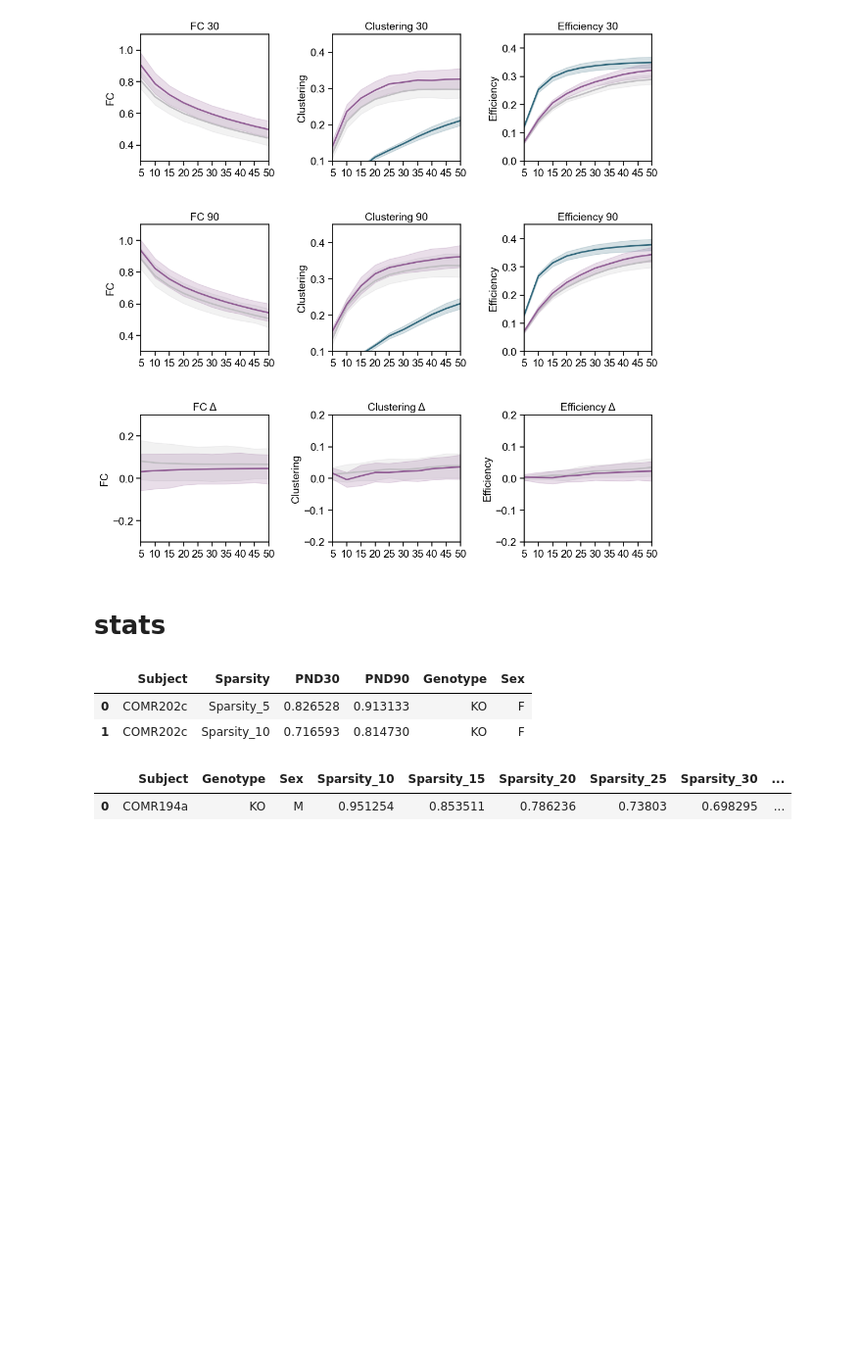
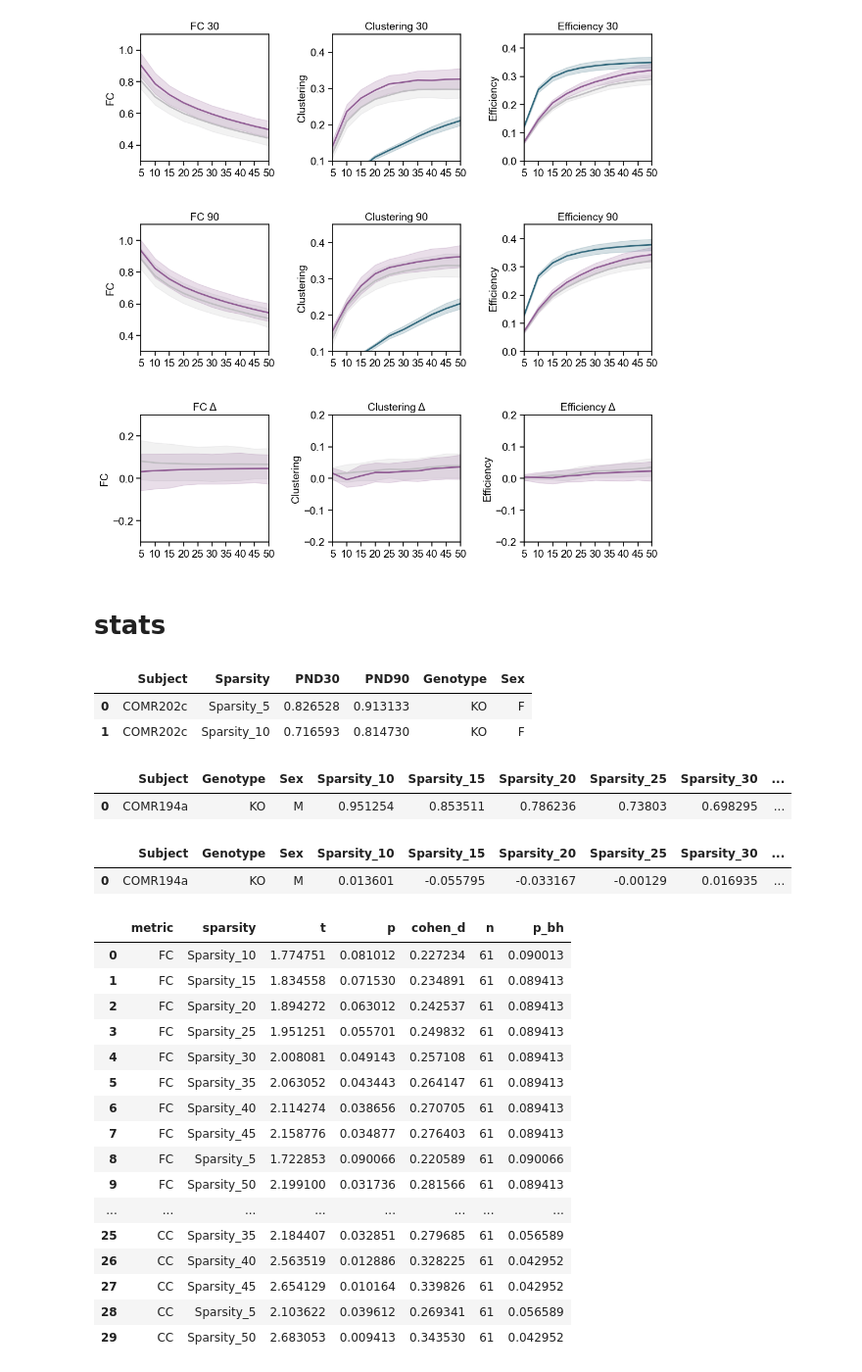
Before and after one commit to hannalemmik/C3ar1_longitudinal_MRI_paper_2025, a Jupyter notebook: Figure4.ipynb, the cells around one changed output. Shown at 98% size. Saved outputs shown, nothing was run; the diff lists cells and outputs as text; code cells hidden in the pictures; blank space fills up the shorter version.

Commit message:
Changes to stats formatting

```diff
--- a/Figure4.ipynb
+++ b/Figure4.ipynb
@@ -722,3 +724,67 @@ fc30_wide.head(1)
 # %% [output]
 |  | Subject | Genotype | Sex | Sparsity_10 | Sparsity_15 | Sparsity_20 | Sparsity_25 | Sparsity_30 | ... |
 | 0 | COMR194a | KO | M | 0.951254 | 0.853511 | 0.786236 | 0.73803 | 0.698295 | ... |
+# %%
+fcchange_wide = wide_tables['fcchange_wide']
+ccchange_wide = wide_tables['ccchange_wide']
+gechange_wide = wide_tables['gechange_wide']
+gechange_wide.head(1)
+# %% [output]
+|  | Subject | Genotype | Sex | Sparsity_10 | Sparsity_15 | Sparsity_20 | Sparsity_25 | Sparsity_30 | ... |
+| 0 | COMR194a | KO | M | 0.013601 | -0.055795 | -0.033167 | -0.00129 | 0.016935 | ... |
+# %%
+# run t-test, bh correction and cohen's d per sparsity column
+def compute_t_bh_d(change_wide, metric_label):
+    results = []
+    # find sparsity columns
+    sparsity_cols = [c for c in change_wide.columns if c.startswith('Sparsity_')]
+    # run stats for each column
+    for col in sparsity_cols:
+        vals = change_wide[col].dropna().values
+        if len(vals) == 0:
+            t_stat, p_val, d = np.nan, np.nan, np.nan
+        else:
+            # two-sided one sample t-test (against zero)
+            t_stat, p_val = stats.ttest_1samp(vals, 0, nan_policy='omit')[:2]
+            # cohen's d: mean/standard deviation
+            d = np.nan if np.std(vals) == 0 else np.mean(vals) / np.std(vals, ddof=1)
+        results.append({'metric': metric_label, 'sparsity': col, 't': t_stat, 'p': p_val, 'cohen_d': d, 'n': len(vals)})
+    return pd.DataFrame(results)
+
+# create stats tables for each metric
+fc_stats = compute_t_bh_d(fcchange_wide, 'FC')
+ge_stats = compute_t_bh_d(gechange_wide, 'GE')
+cc_stats = compute_t_bh_d(ccchange_wide, 'CC')
+
+# BH correction within each metric
+for stats_df in [fc_stats, ge_stats, cc_stats]:
+    pvals = stats_df['p'].values
+    # only correct for valid values
+    valid = ~np.isnan(pvals)
+    if valid.sum() > 0:
+        _, bh_corr, _, _ = multipletests(pvals[valid], method='fdr_bh')
+        stats_df.loc[valid, 'p_bh'] = bh_corr
+    else:
+        stats_df['p_bh'] = np.nan
+
+# e output table
+final_stats = pd.concat([fc_stats, ge_stats, cc_stats], ignore_index=True)
+final_stats
+# %% [output]
+|  | metric | sparsity | t | p | cohen_d | n | p_bh |
+| 0 | FC | Sparsity_10 | 1.774751 | 0.081012 | 0.227234 | 61 | 0.090013 |
+| 1 | FC | Sparsity_15 | 1.834558 | 0.071530 | 0.234891 | 61 | 0.089413 |
+| 2 | FC | Sparsity_20 | 1.894272 | 0.063012 | 0.242537 | 61 | 0.089413 |
+| 3 | FC | Sparsity_25 | 1.951251 | 0.055701 | 0.249832 | 61 | 0.089413 |
+| 4 | FC | Sparsity_30 | 2.008081 | 0.049143 | 0.257108 | 61 | 0.089413 |
+| 5 | FC | Sparsity_35 | 2.063052 | 0.043443 | 0.264147 | 61 | 0.089413 |
+| 6 | FC | Sparsity_40 | 2.114274 | 0.038656 | 0.270705 | 61 | 0.089413 |
+| 7 | FC | Sparsity_45 | 2.158776 | 0.034877 | 0.276403 | 61 | 0.089413 |
+| 8 | FC | Sparsity_5 | 1.722853 | 0.090066 | 0.220589 | 61 | 0.090066 |
+| 9 | FC | Sparsity_50 | 2.199100 | 0.031736 | 0.281566 | 61 | 0.089413 |
+| ... | ... | ... | ... | ... | ... | ... | ... |
+| 25 | CC | Sparsity_35 | 2.184407 | 0.032851 | 0.279685 | 61 | 0.056589 |
+| 26 | CC | Sparsity_40 | 2.563519 | 0.012886 | 0.328225 | 61 | 0.042952 |
+| 27 | CC | Sparsity_45 | 2.654129 | 0.010164 | 0.339826 | 61 | 0.042952 |
+| 28 | CC | Sparsity_5 | 2.103622 | 0.039612 | 0.269341 | 61 | 0.056589 |
+| 29 | CC | Sparsity_50 | 2.683053 | 0.009413 | 0.343530 | 61 | 0.042952 |
```
Also changed, not shown: parts of 7 cells of this notebook, 1 other file.
